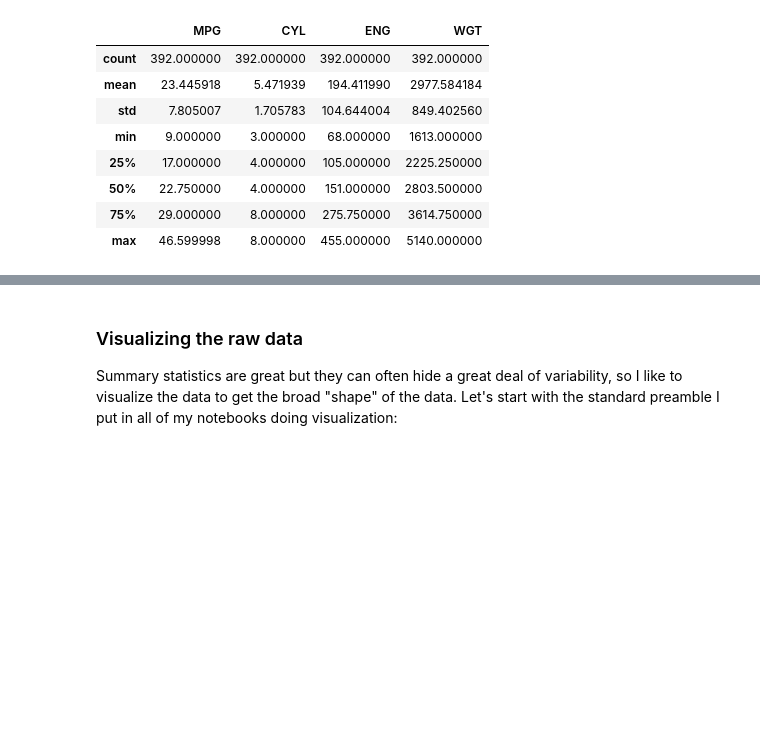
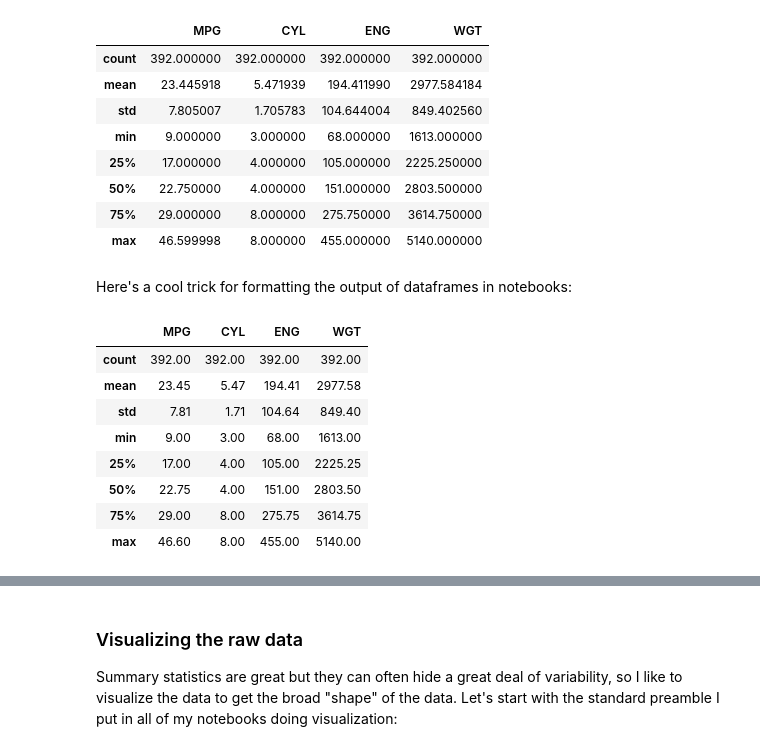
Before and after one commit to parrt/msds593, a Jupyter notebook: notebooks/pandas-intro.ipynb, the cells around one changed output, grey strips where cells are left out. Drawn from its saved outputs; the diff is of its cells as text; code cells hidden in the pictures; blank space fills up the shorter version.

```diff
--- a/notebooks/pandas-intro.ipynb
+++ b/notebooks/pandas-intro.ipynb
@@ -198,3 +212,17 @@ df_cars.describe()
 | 50% | 22.750000 | 4.000000 | 151.000000 | 2803.500000 |
 | 75% | 29.000000 | 8.000000 | 275.750000 | 3614.750000 |
 | max | 46.599998 | 8.000000 | 455.000000 | 5140.000000 |
+# %% [markdown]
+Here's a cool trick for formatting the output of dataframes in notebooks:
+# %%
+df_cars.describe().style.format("{:.2f}")
+# %% [output]
+|  | MPG | CYL | ENG | WGT |
+| count | 392.00 | 392.00 | 392.00 | 392.00 |
+| mean | 23.45 | 5.47 | 194.41 | 2977.58 |
+| std | 7.81 | 1.71 | 104.64 | 849.40 |
+| min | 9.00 | 3.00 | 68.00 | 1613.00 |
+| 25% | 17.00 | 4.00 | 105.00 | 2225.25 |
+| 50% | 22.75 | 4.00 | 151.00 | 2803.50 |
+| 75% | 29.00 | 8.00 | 275.75 | 3614.75 |
+| max | 46.60 | 8.00 | 455.00 | 5140.00 |
```
Also changed, not shown: parts of 62 cells of this notebook, 2 other files.
